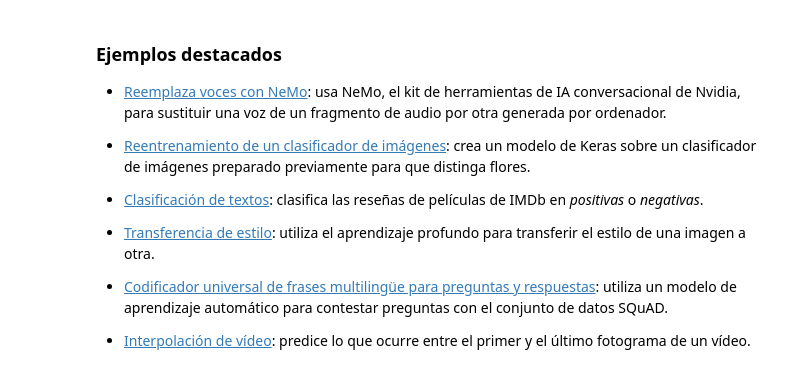
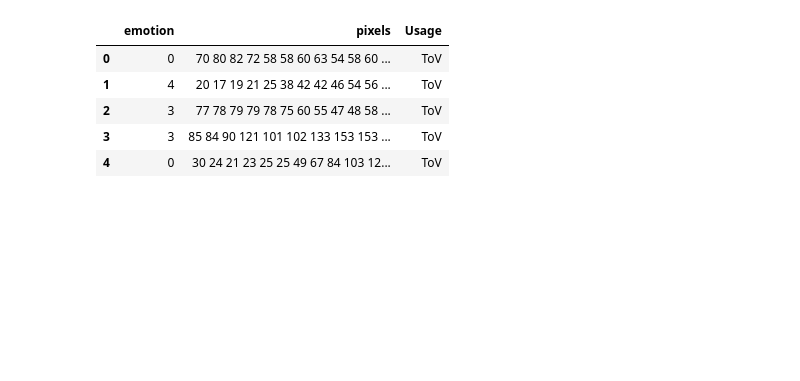
Before and after one commit to matiasmsm/Machine-Learning-Projects, a Jupyter notebook: q_earnings_predictor.ipynb, the cells around one changed output. Cells and saved outputs as stored; diff of their text form; code cells hidden in the pictures; blank space fills up the shorter version.

```diff
--- a/q_earnings_predictor.ipynb
+++ b/q_earnings_predictor.ipynb
@@ -136,16 +3,11 @@ A continuación, se muestran algunos cuadernos del curso online de Google sobre
-# %% [markdown]
-<div class="markdown-google-sans">
-
-<a name="machine-learning-examples"></a>
-
-### Ejemplos destacados
-
-</div>
-
-- <a href="https://colab.research.google.com/github/NVIDIA/NeMo/blob/stable/tutorials/VoiceSwapSample.ipynb">Reemplaza voces con NeMo</a>: usa NeMo, el kit de herramientas de IA conversacional de Nvidia, para sustituir una voz de un fragmento de audio por otra generada por ordenador.
-
-- <a href="https://tensorflow.org/hub/tutorials/tf2_image_retraining">Reentrenamiento de un clasificador de imágenes</a>: crea un modelo de Keras sobre un clasificador de imágenes preparado previamente para que distinga flores.
-- <a href="https://tensorflow.org/hub/tutorials/tf2_text_classification">Clasificación de textos</a>: clasifica las reseñas de películas de IMDb en <em>positivas</em> o <em>negativas</em>.
-- <a href="https://tensorflow.org/hub/tutorials/tf2_arbitrary_image_stylization">Transferencia de estilo</a>: utiliza el aprendizaje profundo para transferir el estilo de una imagen a otra.
-- <a href="https://tensorflow.org/hub/tutorials/retrieval_with_tf_hub_universal_encoder_qa">Codificador universal de frases multilingüe para preguntas y respuestas</a>: utiliza un modelo de aprendizaje automático para contestar preguntas con el conjunto de datos SQuAD.
-- <a href="https://tensorflow.org/hub/tutorials/tweening_conv3d">Interpolación de vídeo</a>: predice lo que ocurre entre el primer y el último fotograma de un vídeo.
+# %%
+import pandas as pd
+df = pd.read_csv('earnings_data.csv')
+df.head()
+# %% [output]
+|  | emotion | pixels | Usage |
+| 0 | 0 | 70 80 82 72 58 58 60 63 54 58 60 ... | ToV |
+| 1 | 4 | 20 17 19 21 25 38 42 42 46 54 56 ... | ToV |
+| 2 | 3 | 77 78 79 79 78 75 60 55 47 48 58 ... | ToV |
+| 3 | 3 | 85 84 90 121 101 102 133 153 153 ... | ToV |
+| 4 | 0 | 30 24 21 23 25 25 49 67 84 103 12... | ToV |
```
Also changed, not shown: parts of 55 cells of this notebook.
